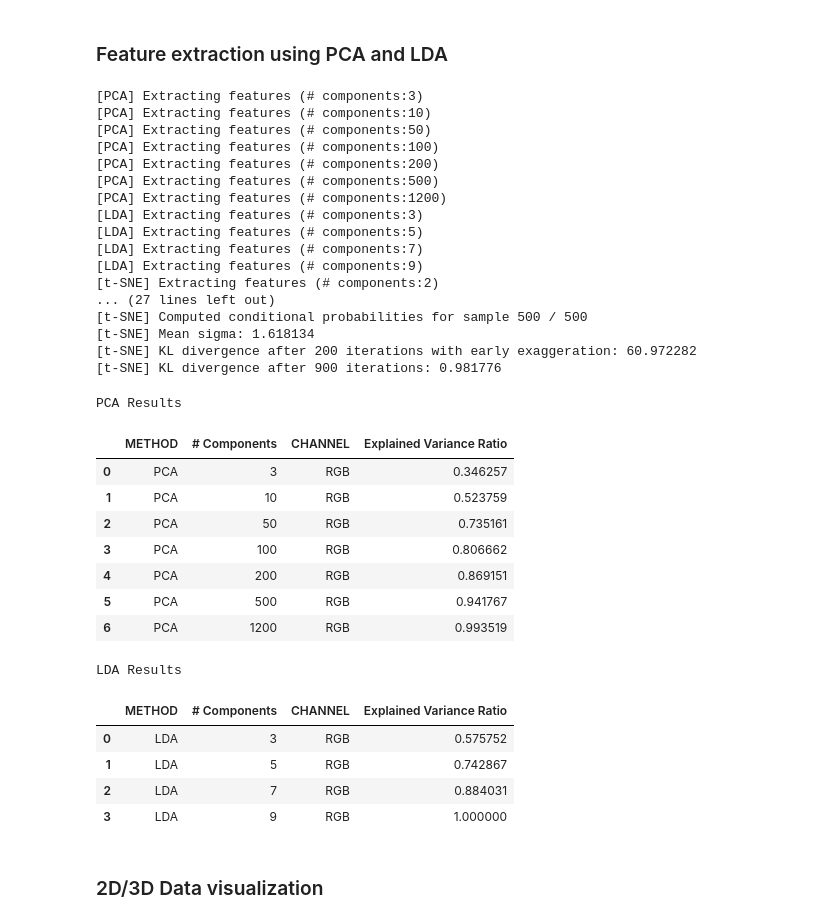
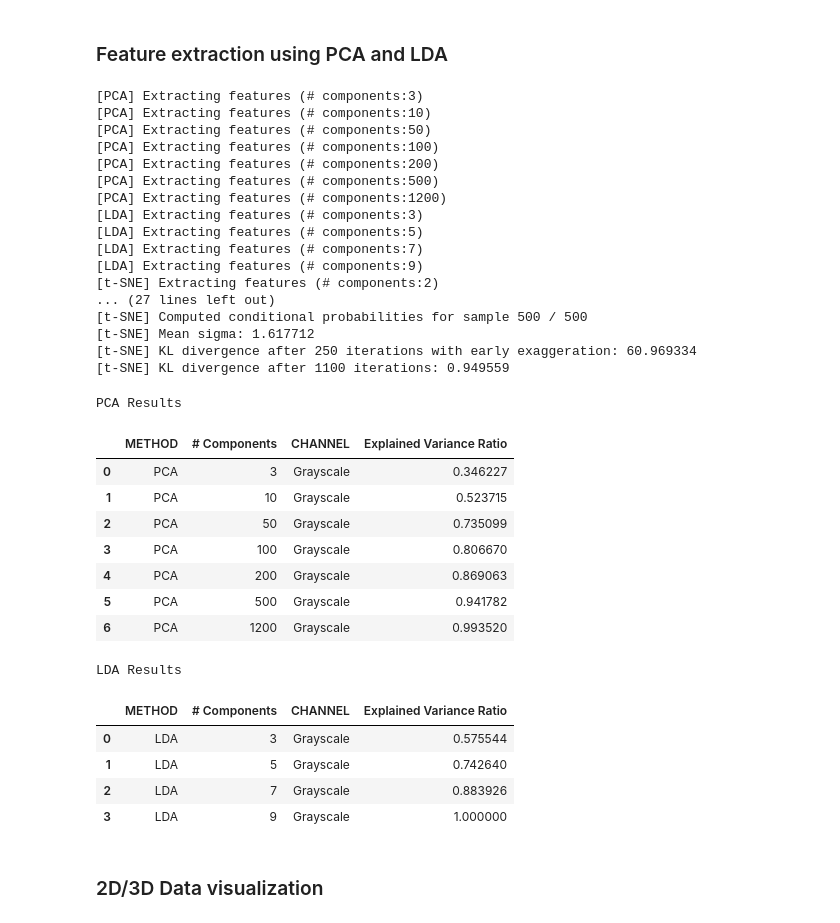
Before and after one commit to bonoldie/ML_exam, a Jupyter notebook: nb_classic2.ipynb, the cells around one changed output. Saved outputs shown, nothing was run; the diff lists cells and outputs as text; code cells hidden in the pictures.

```diff
--- a/nb_classic2.ipynb
+++ b/nb_classic2.ipynb
@@ -139,7 +139,7 @@ for n_components in n_components_to_test["PCA"]:
         {
             "METHOD": "PCA",
             "# Components": n_components,
-            "CHANNEL": "RGB",
+            "CHANNEL": "Grayscale",
             "Explained Variance Ratio": np.sum(
                 PCA_instance.explained_variance_ratio_, axis=0
             ),
@@ -167,7 +167,7 @@ for n_components in n_components_to_test["LDA"]:
         {
             "METHOD": "LDA",
             "# Components": n_components,
-            "CHANNEL": "RGB",
+            "CHANNEL": "Grayscale",
             "Explained Variance Ratio": np.sum(
                 LDA_instance.explained_variance_ratio_, axis=0
             ),
@@ -217,49 +217,49 @@ df_results_LDA_styled = (
     df_results_LDA.style.map(highlight_cells, subset=["Explained Variance Ratio"])
     .set_caption("LDA Results")
     .set_properties(**{"text-align": "center"})
 )
 
 os.makedirs('.pkl', exist_ok=True)
 
 pickle.dump(PCAs_results, open(".pkl/classic_pca_out.pkl", "wb"))
 pickle.dump(LDAs_results, open(".pkl/classic_lda_out.pkl", "wb"))
 pickle.dump(TSNEs_results, open(".pkl/classic_tsne_out.pkl", "wb"))
 
 display(df_results_PCA_styled)
 display(df_results_LDA_styled)
 # %% [output]
 [PCA] Extracting features (# components:3)
 [PCA] Extracting features (# components:10)
 [PCA] Extracting features (# components:50)
 [PCA] Extracting features (# components:100)
 [PCA] Extracting features (# components:200)
 [PCA] Extracting features (# components:500)
 [PCA] Extracting features (# components:1200)
 [LDA] Extracting features (# components:3)
 [LDA] Extracting features (# components:5)
 [LDA] Extracting features (# components:7)
 [LDA] Extracting features (# components:9)
 [t-SNE] Extracting features (# components:2)
 ... (27 lines left out)
 [t-SNE] Computed conditional probabilities for sample 500 / 500
-[t-SNE] Mean sigma: 1.618134
-[t-SNE] KL divergence after 200 iterations with early exaggeration: 60.972282
-[t-SNE] KL divergence after 900 iterations: 0.981776
+[t-SNE] Mean sigma: 1.617712
+[t-SNE] KL divergence after 250 iterations with early exaggeration: 60.969334
+[t-SNE] KL divergence after 1100 iterations: 0.949559
 PCA Results
 |  | METHOD | # Components | CHANNEL | Explained Variance Ratio |
-| 0 | PCA | 3 | RGB | 0.346257 |
-| 1 | PCA | 10 | RGB | 0.523759 |
-| 2 | PCA | 50 | RGB | 0.735161 |
-| 3 | PCA | 100 | RGB | 0.806662 |
-| 4 | PCA | 200 | RGB | 0.869151 |
-| 5 | PCA | 500 | RGB | 0.941767 |
-| 6 | PCA | 1200 | RGB | 0.993519 |
+| 0 | PCA | 3 | Grayscale | 0.346227 |
+| 1 | PCA | 10 | Grayscale | 0.523715 |
+| 2 | PCA | 50 | Grayscale | 0.735099 |
+| 3 | PCA | 100 | Grayscale | 0.806670 |
+| 4 | PCA | 200 | Grayscale | 0.869063 |
+| 5 | PCA | 500 | Grayscale | 0.941782 |
+| 6 | PCA | 1200 | Grayscale | 0.993520 |
 LDA Results
 |  | METHOD | # Components | CHANNEL | Explained Variance Ratio |
-| 0 | LDA | 3 | RGB | 0.575752 |
-| 1 | LDA | 5 | RGB | 0.742867 |
-| 2 | LDA | 7 | RGB | 0.884031 |
-| 3 | LDA | 9 | RGB | 1.000000 |
+| 0 | LDA | 3 | Grayscale | 0.575544 |
+| 1 | LDA | 5 | Grayscale | 0.742640 |
+| 2 | LDA | 7 | Grayscale | 0.883926 |
+| 3 | LDA | 9 | Grayscale | 1.000000 |
 # %% [markdown]
 ### 2D/3D Data visualization
 # %%
```
Also changed, not shown: parts of 4 cells of this notebook, 18 other files.
